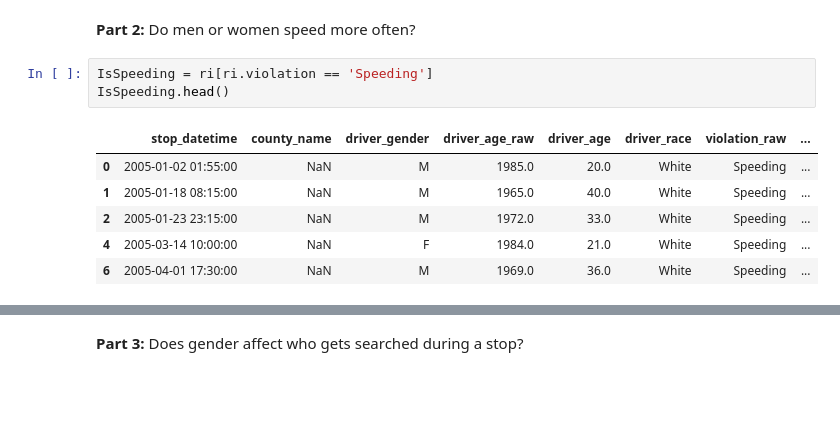
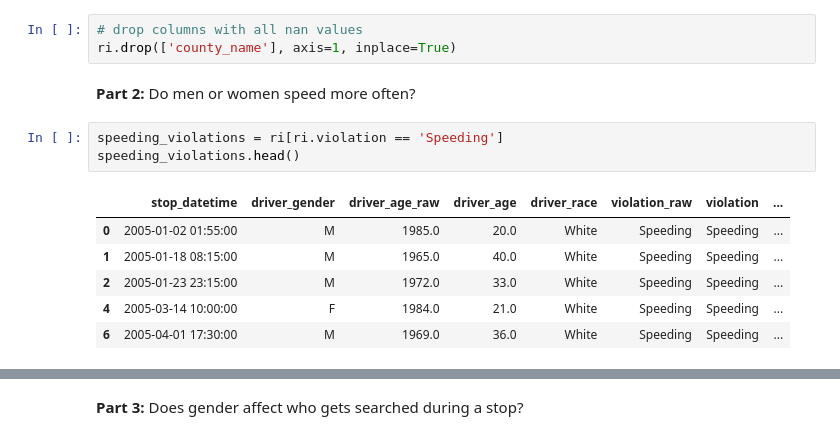
Before and after one commit to cake-dev/Data-Science-Practice, a Jupyter notebook: Jupyter Notebooks/Pandas/homework/Homework problem 1.ipynb, the cells around one changed output, grey strips where cells are left out. Drawn from its saved outputs; the diff is of its cells as text; blank space fills up the shorter version.

```diff
--- a/Jupyter Notebooks/Pandas/homework/Homework problem 1.ipynb
+++ b/Jupyter Notebooks/Pandas/homework/Homework problem 1.ipynb
@@ -26,12 +31,15 @@ ri.head()
+# %%
+# drop columns with all nan values
+ri.drop(['county_name'], axis=1, inplace=True)
 # %% [markdown]
 **Part 2:** Do men or women speed more often?
 # %%
-IsSpeeding = ri[ri.violation == 'Speeding']
-IsSpeeding.head()
+speeding_violations = ri[ri.violation == 'Speeding']
+speeding_violations.head()
 # %% [output]
-|  | stop_datetime | county_name | driver_gender | driver_age_raw | driver_age | driver_race | violation_raw | ... |
-| 0 | 2005-01-02 01:55:00 | NaN | M | 1985.0 | 20.0 | White | Speeding | ... |
-| 1 | 2005-01-18 08:15:00 | NaN | M | 1965.0 | 40.0 | White | Speeding | ... |
-| 2 | 2005-01-23 23:15:00 | NaN | M | 1972.0 | 33.0 | White | Speeding | ... |
-| 4 | 2005-03-14 10:00:00 | NaN | F | 1984.0 | 21.0 | White | Speeding | ... |
-| 6 | 2005-04-01 17:30:00 | NaN | M | 1969.0 | 36.0 | White | Speeding | ... |
+|  | stop_datetime | driver_gender | driver_age_raw | driver_age | driver_race | violation_raw | violation | ... |
+| 0 | 2005-01-02 01:55:00 | M | 1985.0 | 20.0 | White | Speeding | Speeding | ... |
+| 1 | 2005-01-18 08:15:00 | M | 1965.0 | 40.0 | White | Speeding | Speeding | ... |
+| 2 | 2005-01-23 23:15:00 | M | 1972.0 | 33.0 | White | Speeding | Speeding | ... |
+| 4 | 2005-03-14 10:00:00 | F | 1984.0 | 21.0 | White | Speeding | Speeding | ... |
+| 6 | 2005-04-01 17:30:00 | M | 1969.0 | 36.0 | White | Speeding | Speeding | ... |
```
Also changed, not shown: parts of 11 cells of this notebook, 4 other files.
